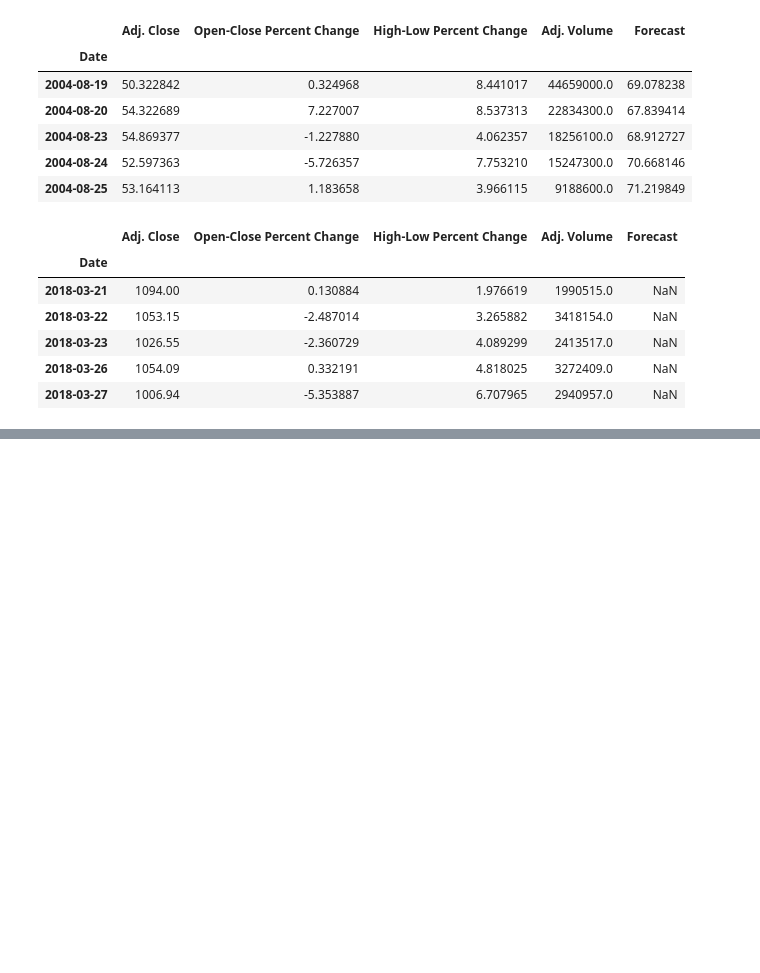
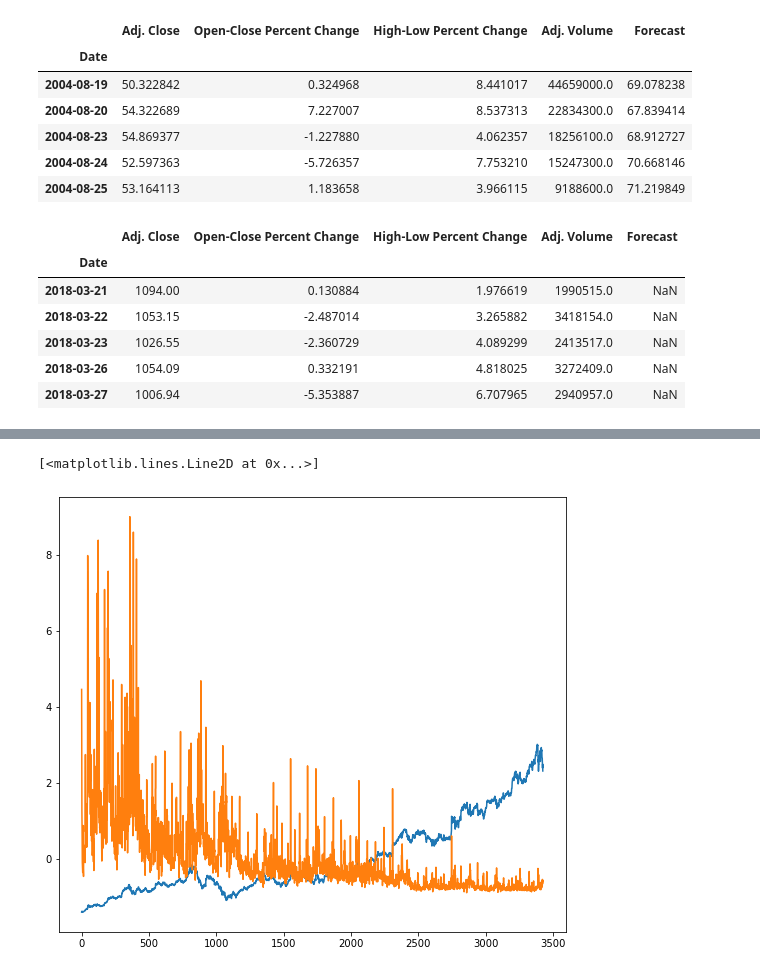
Before and after one commit to TylerTompa/LearnMachineLearning, a Jupyter notebook: Linear Regression/3. Training, Testing, and Predicting.ipynb, the cells around one changed output, grey strips where cells are left out. Saved outputs shown, nothing was run; the diff lists cells and outputs as text; code cells hidden in the pictures; blank space fills up the shorter version.

```diff
--- a/Linear Regression/3. Training, Testing, and Predicting.ipynb
+++ b/Linear Regression/3. Training, Testing, and Predicting.ipynb
@@ -40,0 +71,22 @@ display(stocks.tail())
+# %%
+# Create copies of original data
+X_original = X.copy(order='C')
+y_original = y.copy(order='C')
+
+# Initialize scaler
+scaler = StandardScaler()
+
+# Fit data
+scaler.fit(X, y)
+
+# Scale features
+X = scaler.transform(X)
+# %%
+# Preview scaled data
+plt.figure(figsize=(20,8))
+plt.subplot(1,2,1)
+plt.plot(X[:,0], label='Adj. Close Price')
+plt.plot(X[:,3], label='Adj. volume')
+# %% [output]
+[<matplotlib.lines.Line2D at 0x...>]
+[figure, added]
```
Also changed, not shown: parts of 23 cells of this notebook.
